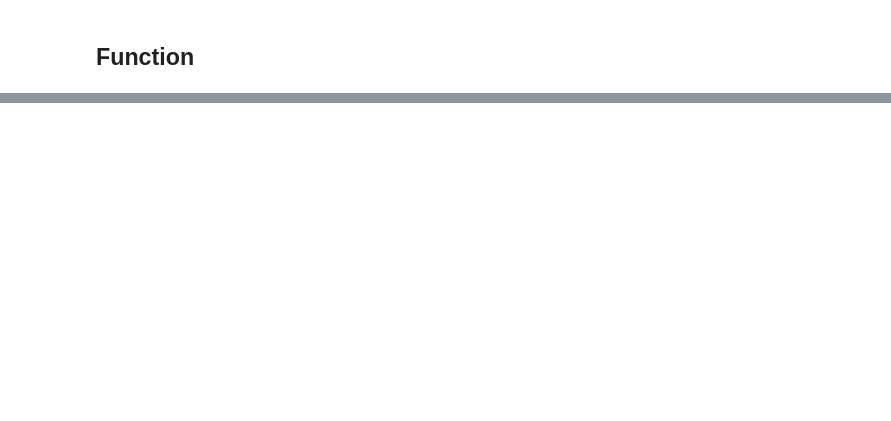
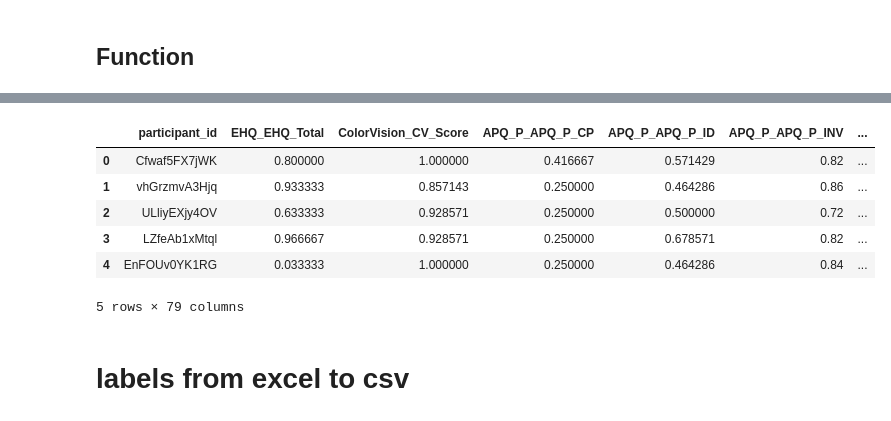
Before and after one commit to asra-nova/WiDS2025, a Jupyter notebook: notebooks/AuxFeatures.ipynb, the cells around one changed output, grey strips where cells are left out. Cells and saved outputs as stored; diff of their text form; code cells hidden in the pictures; blank space fills up the shorter version.

```diff
--- a/notebooks/AuxFeatures.ipynb
+++ b/notebooks/AuxFeatures.ipynb
@@ -261,0 +430,10 @@ dtype: bool
+# %%
+test_final.head()
+# %% [output]
+|  | participant_id | EHQ_EHQ_Total | ColorVision_CV_Score | APQ_P_APQ_P_CP | APQ_P_APQ_P_ID | APQ_P_APQ_P_INV | ... |
+| 0 | Cfwaf5FX7jWK | 0.800000 | 1.000000 | 0.416667 | 0.571429 | 0.82 | ... |
+| 1 | vhGrzmvA3Hjq | 0.933333 | 0.857143 | 0.250000 | 0.464286 | 0.86 | ... |
+| 2 | ULliyEXjy4OV | 0.633333 | 0.928571 | 0.250000 | 0.500000 | 0.72 | ... |
+| 3 | LZfeAb1xMtql | 0.966667 | 0.928571 | 0.250000 | 0.678571 | 0.82 | ... |
+| 4 | EnFOUv0YK1RG | 0.033333 | 1.000000 | 0.250000 | 0.464286 | 0.84 | ... |
+5 rows × 79 columns
@@ -261,0 +443,2 @@ dtype: bool
+# %% [markdown]
+# labels from excel to csv
```
Also changed, not shown: parts of 48 cells of this notebook, 1 other file.
